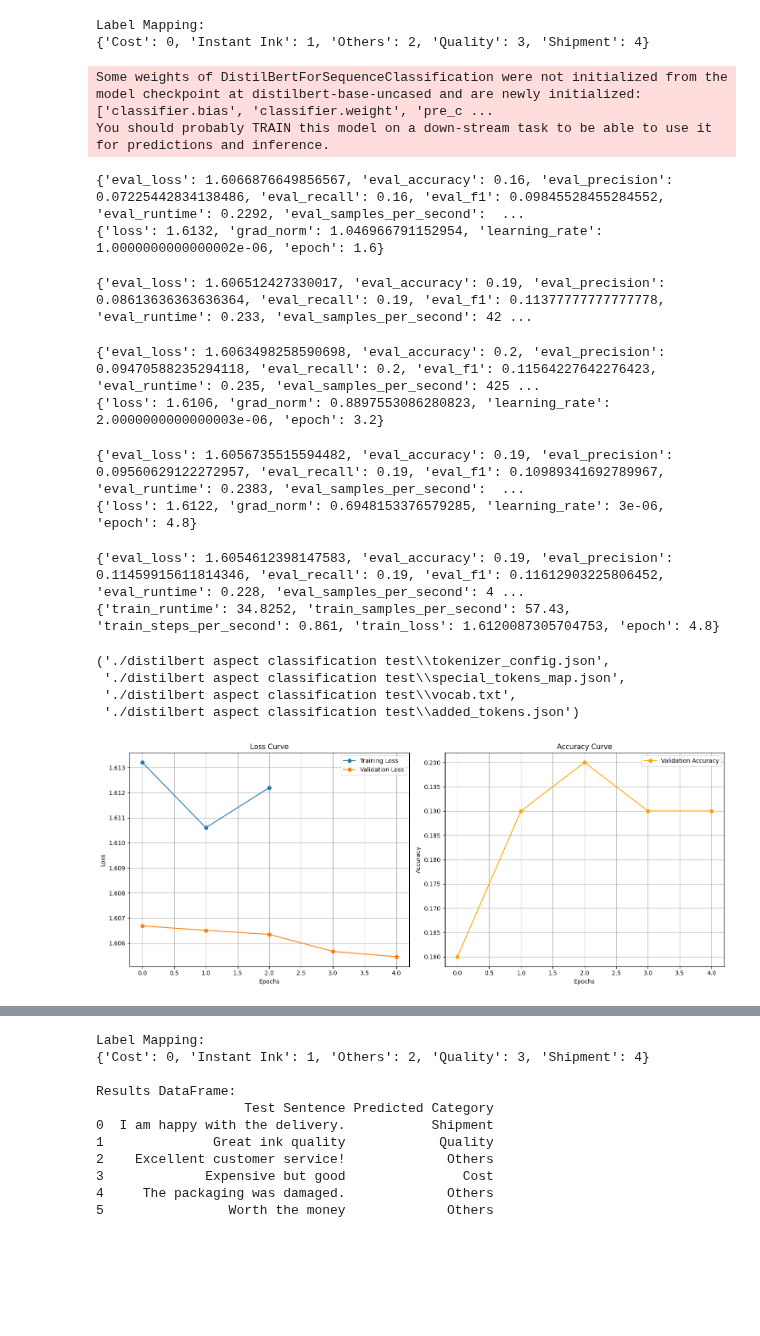
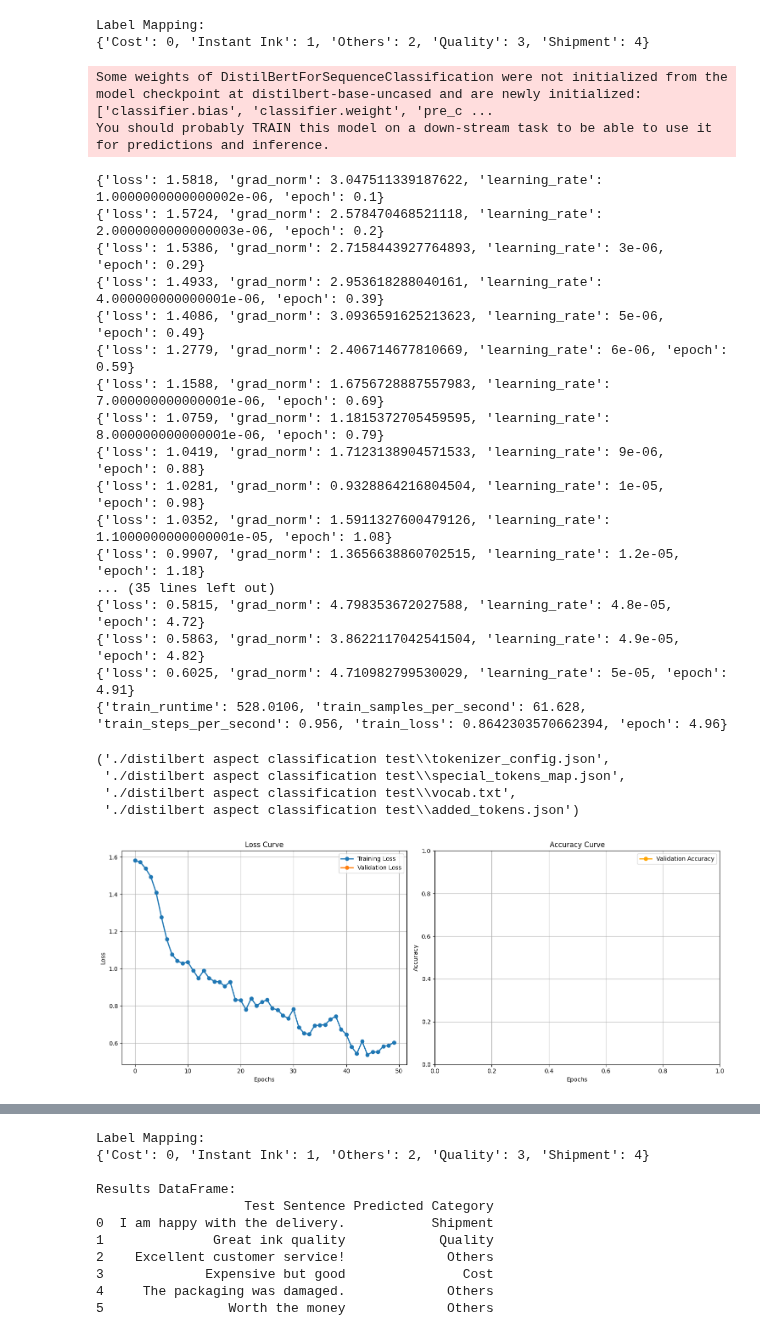
Before and after one commit to wd686/InkSightAnalyzer, a Jupyter notebook: distilbert (category).ipynb, the cells around one changed output, grey strips where cells are left out. Saved outputs shown, nothing was run; the diff lists cells and outputs as text; code cells hidden in the pictures; blank space fills up the shorter version.

```diff
--- a/distilbert (category).ipynb
+++ b/distilbert (category).ipynb
@@ -81,16 +81,20 @@ plt.show()
 # %% [output]
 [figure]
 # %%
+# filtered_df
+# sample_df
+df = filtered_df
+
 # text input : Combined Text
 # label ouput : max_predicted_aspect
 
-data_texts = sampled_df['Combined Text'].to_list() # text
+data_texts = df['Combined Text'].to_list() # text
 
 from sklearn.preprocessing import LabelEncoder
 # Convert labels to numeric categories
 label_encoder = LabelEncoder()
 
-data_labels = sampled_df['max_predicted_aspect'].to_list()  # Original labels
+data_labels = df['max_predicted_aspect'].to_list()  # Original labels
 data_labels = label_encoder.fit_transform(data_labels)  # Numeric labels
 
 # Get the mapping of original labels to numeric labels
@@ -158,16 +162,16 @@ if torch.cuda.is_available():
 
 # Define training arguments
 training_args = TrainingArguments(
-    # output_dir='./results', -- directory where model checkpoints, configuration files, tokenizer files, and training logs will be saved during and after the training process
+    output_dir='./results', # directory where model checkpoints, configuration files, tokenizer files, and training logs will be saved during and after the training process
     num_train_epochs=5,
     per_device_train_batch_size=16,
     per_device_eval_batch_size=16,
     warmup_steps=500,
     weight_decay=0.01,
     logging_dir='./logs',
-    evaluation_strategy="epoch",
-    save_strategy="epoch",
-    load_best_model_at_end=True,
+    evaluation_strategy="no",
+    save_strategy="no",
+    load_best_model_at_end=False,
     logging_steps=10,
     gradient_accumulation_steps=4
 )
@@ -191,21 +195,28 @@ tokenizer.save_pretrained('./distilbert aspect classification test')
 # %% [output]
 Some weights of DistilBertForSequenceClassification were not initialized from the model checkpoint at distilbert-base-uncased and are newly initialized: ['classifier.bias', 'classifier.weight', 'pre_c ...
 You should probably TRAIN this model on a down-stream task to be able to use it for predictions and inference.
-{'eval_loss': 1.6066876649856567, 'eval_accuracy': 0.16, 'eval_precision': 0.07225442834138486, 'eval_recall': 0.16, 'eval_f1': 0.09845528455284552, 'eval_runtime': 0.2292, 'eval_samples_per_second':  ...
-{'loss': 1.6132, 'grad_norm': 1.046966791152954, 'learning_rate': 1.0000000000000002e-06, 'epoch': 1.6}
+{'loss': 1.5818, 'grad_norm': 3.047511339187622, 'learning_rate': 1.0000000000000002e-06, 'epoch': 0.1}
+{'loss': 1.5724, 'grad_norm': 2.578470468521118, 'learning_rate': 2.0000000000000003e-06, 'epoch': 0.2}
+{'loss': 1.5386, 'grad_norm': 2.7158443927764893, 'learning_rate': 3e-06, 'epoch': 0.29}
+{'loss': 1.4933, 'grad_norm': 2.953618288040161, 'learning_rate': 4.000000000000001e-06, 'epoch': 0.39}
+{'loss': 1.4086, 'grad_norm': 3.0936591625213623, 'learning_rate': 5e-06, 'epoch': 0.49}
+{'loss': 1.2779, 'grad_norm': 2.406714677810669, 'learning_rate': 6e-06, 'epoch': 0.59}
+{'loss': 1.1588, 'grad_norm': 1.6756728887557983, 'learning_rate': 7.000000000000001e-06, 'epoch': 0.69}
+{'loss': 1.0759, 'grad_norm': 1.1815372705459595, 'learning_rate': 8.000000000000001e-06, 'epoch': 0.79}
+{'loss': 1.0419, 'grad_norm': 1.7123138904571533, 'learning_rate': 9e-06, 'epoch': 0.88}
+{'loss': 1.0281, 'grad_norm': 0.9328864216804504, 'learning_rate': 1e-05, 'epoch': 0.98}
+{'loss': 1.0352, 'grad_norm': 1.5911327600479126, 'learning_rate': 1.1000000000000001e-05, 'epoch': 1.08}
+{'loss': 0.9907, 'grad_norm': 1.3656638860702515, 'learning_rate': 1.2e-05, 'epoch': 1.18}
+... (35 lines left out)
+{'loss': 0.5815, 'grad_norm': 4.798353672027588, 'learning_rate': 4.8e-05, 'epoch': 4.72}
+{'loss': 0.5863, 'grad_norm': 3.8622117042541504, 'learning_rate': 4.9e-05, 'epoch': 4.82}
+{'loss': 0.6025, 'grad_norm': 4.710982799530029, 'learning_rate': 5e-05, 'epoch': 4.91}
+{'train_runtime': 528.0106, 'train_samples_per_second': 61.628, 'train_steps_per_second': 0.956, 'train_loss': 0.8642303570662394, 'epoch': 4.96}
-{'eval_loss': 1.606512427330017, 'eval_accuracy': 0.19, 'eval_precision': 0.08613636363636364, 'eval_recall': 0.19, 'eval_f1': 0.11377777777777778, 'eval_runtime': 0.233, 'eval_samples_per_second': 42 ...
+('./distilbert aspect classification test\\tokenizer_config.json',
+ './distilbert aspect classification test\\special_tokens_map.json',
+ './distilbert aspect classification test\\vocab.txt',
+ './distilbert aspect classification test\\added_tokens.json')
-{'eval_loss': 1.6063498258590698, 'eval_accuracy': 0.2, 'eval_precision': 0.09470588235294118, 'eval_recall': 0.2, 'eval_f1': 0.11564227642276423, 'eval_runtime': 0.235, 'eval_samples_per_second': 425 ...
-{'loss': 1.6106, 'grad_norm': 0.8897553086280823, 'learning_rate': 2.0000000000000003e-06, 'epoch': 3.2}
-{'eval_loss': 1.6056735515594482, 'eval_accuracy': 0.19, 'eval_precision': 0.09560629122272957, 'eval_recall': 0.19, 'eval_f1': 0.10989341692789967, 'eval_runtime': 0.2383, 'eval_samples_per_second':  ...
-{'loss': 1.6122, 'grad_norm': 0.6948153376579285, 'learning_rate': 3e-06, 'epoch': 4.8}
-{'eval_loss': 1.6054612398147583, 'eval_accuracy': 0.19, 'eval_precision': 0.11459915611814346, 'eval_recall': 0.19, 'eval_f1': 0.11612903225806452, 'eval_runtime': 0.228, 'eval_samples_per_second': 4 ...
-{'train_runtime': 34.8252, 'train_samples_per_second': 57.43, 'train_steps_per_second': 0.861, 'train_loss': 1.6120087305704753, 'epoch': 4.8}
-('./distilbert aspect classification test\\tokenizer_config.json',
- './distilbert aspect classification test\\special_tokens_map.json',
- './distilbert aspect classification test\\vocab.txt',
- './distilbert aspect classification test\\added_tokens.json')
 # %%
-# Plotting loss and accuracy side by side
 def plot_training_curves(trainer):
     # Access the logs
     logs = trainer.state.log_history
@@ -220,34 +231,39 @@ def plot_training_curves(trainer):
         if 'loss' in log:
             train_loss.append(log['loss'])
         if 'eval_loss' in log:
             eval_loss.append(log['eval_loss'])
         if 'eval_accuracy' in log:
             eval_accuracy.append(log['eval_accuracy'])
 
+    # Define the epochs (x-axis values)
+    epochs = range(1, len(eval_accuracy) + 1)  # Ensure the x-axis matches the number of epochs
+
     # Plotting
     fig, axs = plt.subplots(1, 2, figsize=(15, 6))  # Change to 1 row and 2 columns
 
     # Plot loss
-    axs[0].plot(train_loss, label='Training Loss', marker='o')
-    axs[0].plot(eval_loss, label='Validation Loss', marker='o')
+    axs[0].plot(train_loss, label='Training Loss', marker='o', markersize=6, linestyle='-', linewidth=2)
+    axs[0].plot(eval_loss, label='Validation Loss', marker='o', markersize=6, linestyle='-', linewidth=2)
     axs[0].set_title('Loss Curve')
     axs[0].set_xlabel('Epochs')
     axs[0].set_ylabel('Loss')
     axs[0].legend()
     axs[0].grid()
 
     # Plot accuracy
-    axs[1].plot(eval_accuracy, label='Validation Accuracy', color='orange', marker='o')
+    axs[1].plot(epochs, eval_accuracy, label='Validation Accuracy', color='orange', marker='o', markersize=6, linestyle='-', linewidth=2)
     axs[1].set_title('Accuracy Curve')
     axs[1].set_xlabel('Epochs')
     axs[1].set_ylabel('Accuracy')
+    axs[1].set_xlim(0, 1)  # Set x-axis from 0 to total epochs
+    axs[1].set_ylim(0, 1)
     axs[1].legend()
     axs[1].grid()
 
     plt.tight_layout()
     plt.show()
 
 # Call the function to plot training curves
 plot_training_curves(trainer)
 # %% [output]
-[figure, old version]
+[figure, new version]
```
Also changed, not shown: parts of 9 cells of this notebook.
